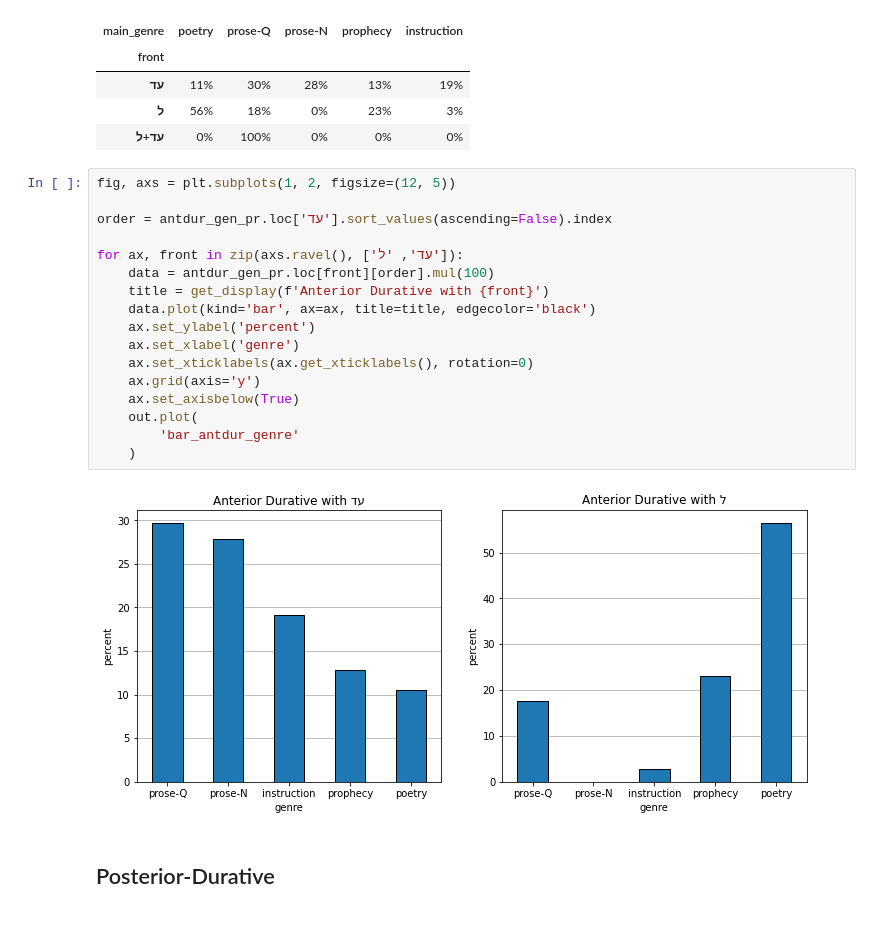
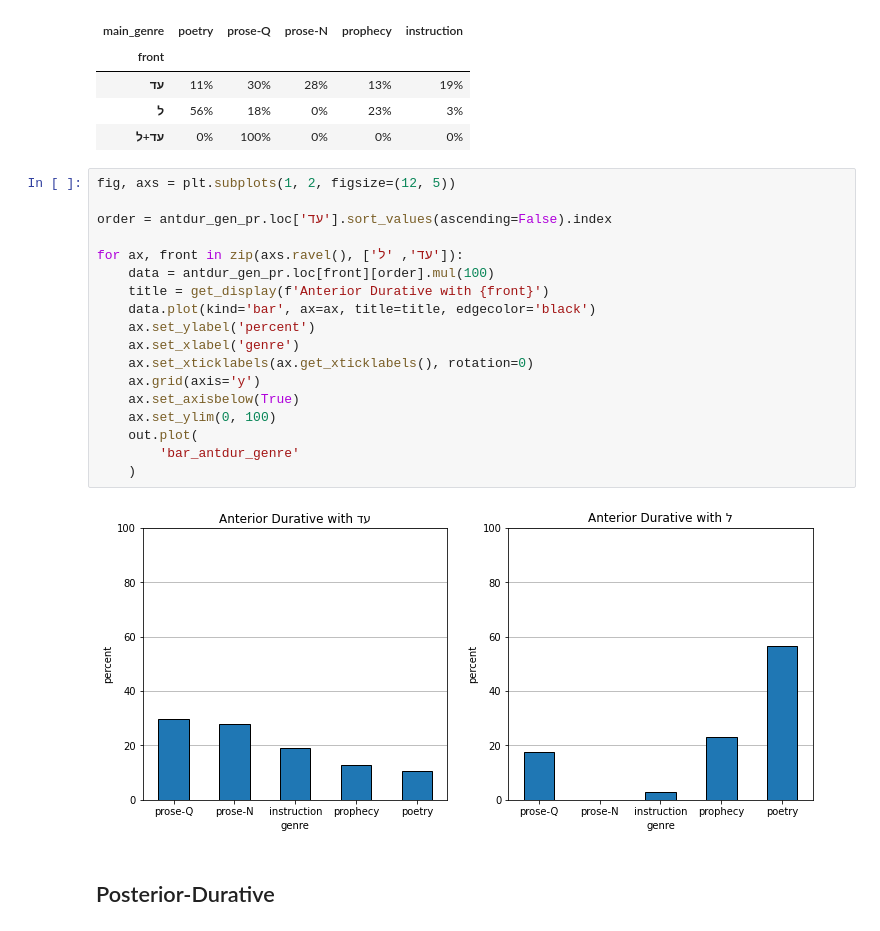
Before and after one commit to CambridgeSemiticsLab/BH_time_collocations, a Jupyter notebook: workflow/notebooks/analysis/sem_distribution.ipynb, the cells around one changed output. Drawn from its saved outputs; the diff is of its cells as text.

```diff
--- a/workflow/notebooks/analysis/sem_distribution.ipynb
+++ b/workflow/notebooks/analysis/sem_distribution.ipynb
@@ -470,22 +470,23 @@ out.table(
 # %%
 fig, axs = plt.subplots(1, 2, figsize=(12, 5))
 
 order = antdur_gen_pr.loc['עד'].sort_values(ascending=False).index
 
 for ax, front in zip(axs.ravel(), ['עד', 'ל']):
     data = antdur_gen_pr.loc[front][order].mul(100)
     title = get_display(f'Anterior Durative with {front}')
     data.plot(kind='bar', ax=ax, title=title, edgecolor='black')
     ax.set_ylabel('percent')
     ax.set_xlabel('genre')
     ax.set_xticklabels(ax.get_xticklabels(), rotation=0)
     ax.grid(axis='y')
     ax.set_axisbelow(True)
+    ax.set_ylim(0, 100)
     out.plot(
         'bar_antdur_genre'
     )
 # %% [output]
-[figure, old version]
+[figure, new version]
 # %% [markdown]
 ## Posterior-Durative
 # %%
```
Also changed, not shown: parts of 2 cells of this notebook, 5 other files.
